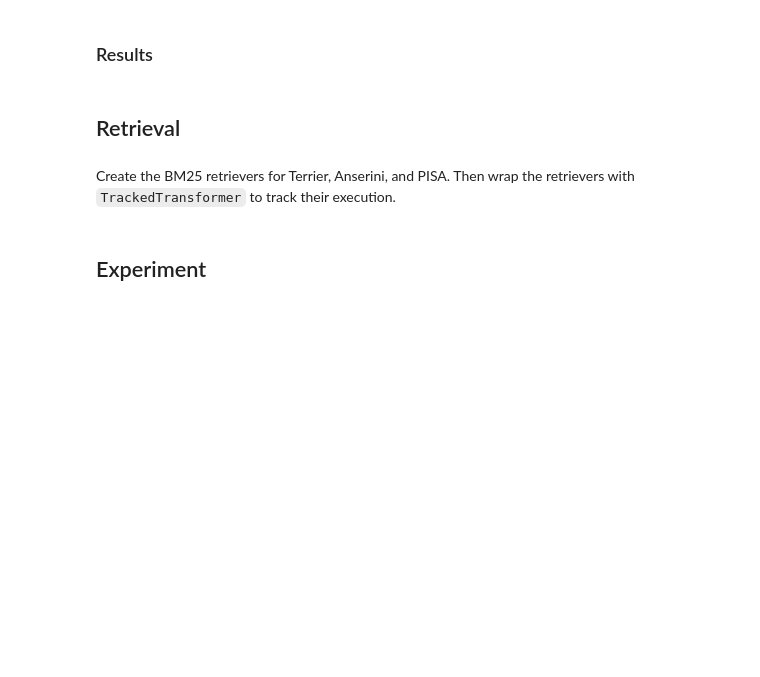
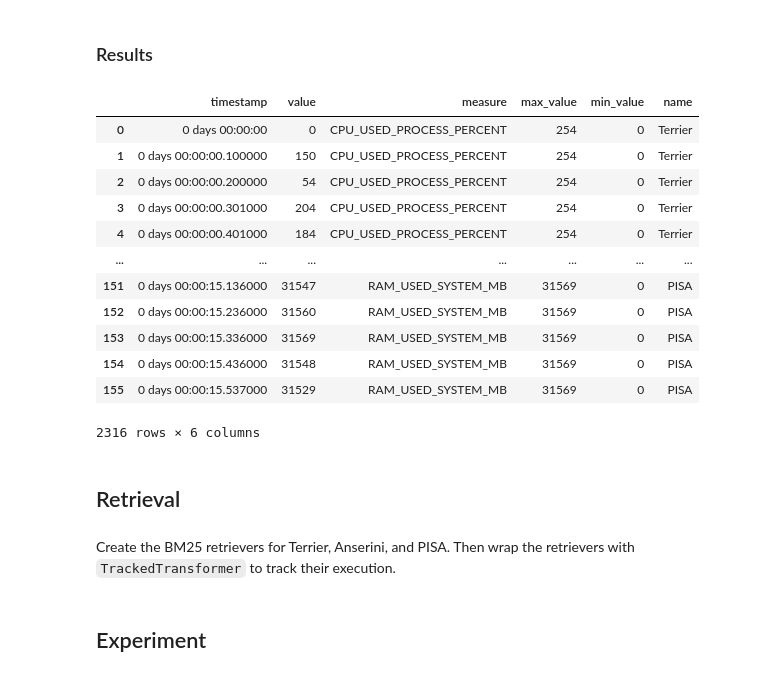
Before and after one commit to tira-io/tirex-tracker, a Jupyter notebook: python/examples/example-terrier-anserini-pisa.ipynb, the cells around one changed output. Cells and saved outputs as stored; diff of their text form; code cells hidden in the pictures; blank space fills up the shorter version.

```diff
--- a/python/examples/example-terrier-anserini-pisa.ipynb
+++ b/python/examples/example-terrier-anserini-pisa.ipynb
@@ -88,18 +189,33 @@ def tracking_results_to_df(
 # %%
 df_indexing = concat([
-    tracking_results_to_df(tracking_results, measure)
-    for tracking_results in [
-        terrier_indexing_tracking_results,
-        anserini_indexing_tracking_results,
-        pisa_indexing_tracking_results,
+    tracking_results_to_df(tracking_results, measure).assign(name=name)
+    for name, tracking_results in [
+        ("Terrier", terrier_indexing_tracking_results),
+        ("Anserini", anserini_indexing_tracking_results),
+        ("PISA", pisa_indexing_tracking_results),
     ]
     for measure in [
         Measure.CPU_USED_PROCESS_PERCENT,
         Measure.CPU_USED_SYSTEM_PERCENT,
         Measure.RAM_USED_PROCESS_KB,
         Measure.RAM_USED_SYSTEM_MB,
     ]
 ])
+df_indexing
+# %% [output]
+|  | timestamp | value | measure | max_value | min_value | name |
+| 0 | 0 days 00:00:00 | 0 | CPU_USED_PROCESS_PERCENT | 254 | 0 | Terrier |
+| 1 | 0 days 00:00:00.100000 | 150 | CPU_USED_PROCESS_PERCENT | 254 | 0 | Terrier |
+| 2 | 0 days 00:00:00.200000 | 54 | CPU_USED_PROCESS_PERCENT | 254 | 0 | Terrier |
+| 3 | 0 days 00:00:00.301000 | 204 | CPU_USED_PROCESS_PERCENT | 254 | 0 | Terrier |
+| 4 | 0 days 00:00:00.401000 | 184 | CPU_USED_PROCESS_PERCENT | 254 | 0 | Terrier |
+| ... | ... | ... | ... | ... | ... | ... |
+| 151 | 0 days 00:00:15.136000 | 31547 | RAM_USED_SYSTEM_MB | 31569 | 0 | PISA |
+| 152 | 0 days 00:00:15.236000 | 31560 | RAM_USED_SYSTEM_MB | 31569 | 0 | PISA |
+| 153 | 0 days 00:00:15.336000 | 31569 | RAM_USED_SYSTEM_MB | 31569 | 0 | PISA |
+| 154 | 0 days 00:00:15.436000 | 31548 | RAM_USED_SYSTEM_MB | 31569 | 0 | PISA |
+| 155 | 0 days 00:00:15.537000 | 31529 | RAM_USED_SYSTEM_MB | 31569 | 0 | PISA |
+2316 rows × 6 columns
 # %% [markdown]
 ## Retrieval
 # %% [markdown]
```
Also changed, not shown: parts of 14 cells of this notebook.
